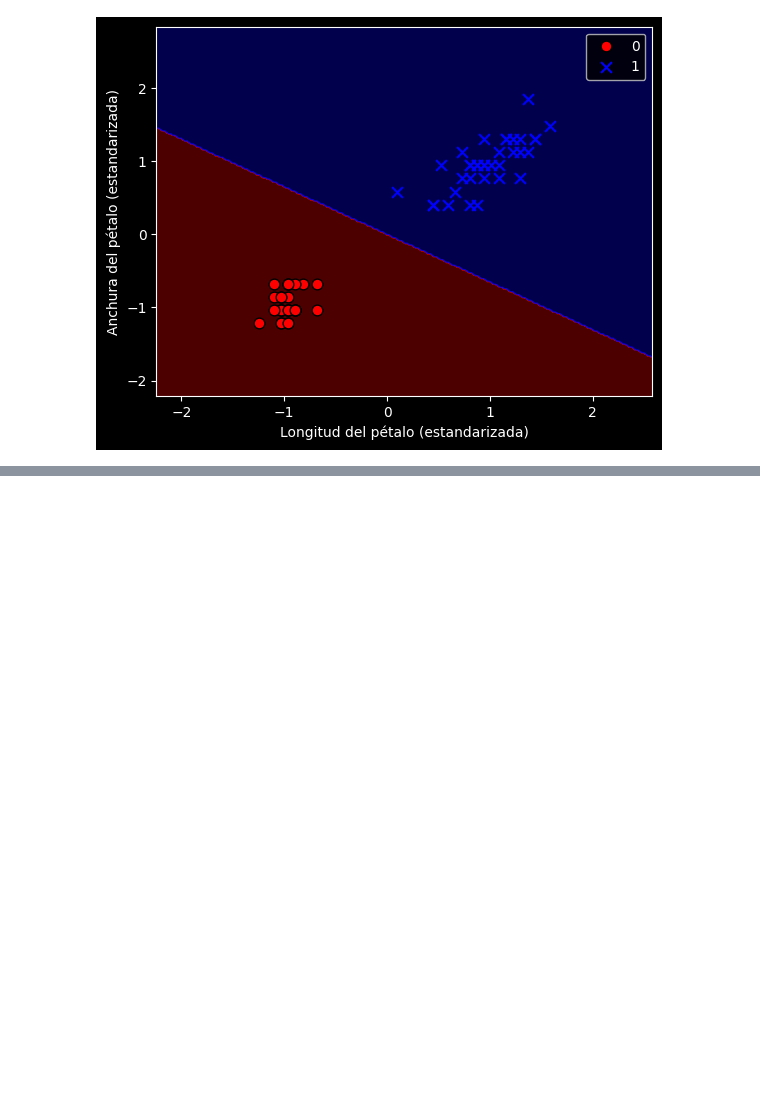
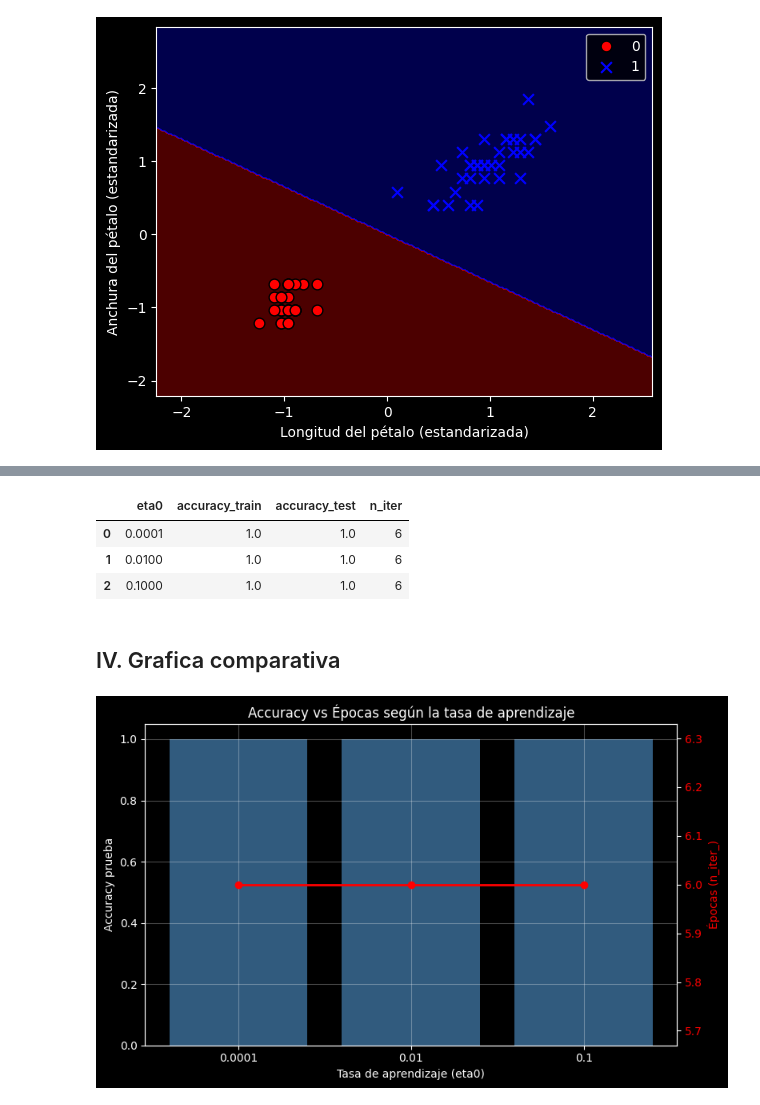
Before and after one commit to Luis-For/perceptr-n_adaline_SGD, a Jupyter notebook: taller.ipynb, the cells around one changed output, grey strips where cells are left out. Drawn from its saved outputs; the diff is of its cells as text; code cells hidden in the pictures; blank space fills up the shorter version.

```diff
--- a/taller.ipynb
+++ b/taller.ipynb
@@ -272,0 +363,35 @@ plot_decision_regions(X_train_std, y_train, percep)
+# %%
+df =pd.DataFrame(resultados)
+df.columns = ["eta0", "accuracy_train", "accuracy_test", "n_iter"]
+df
+# %% [output]
+|  | eta0 | accuracy_train | accuracy_test | n_iter |
+| 0 | 0.0001 | 1.0 | 1.0 | 6 |
+| 1 | 0.0100 | 1.0 | 1.0 | 6 |
+| 2 | 0.1000 | 1.0 | 1.0 | 6 |
+# %% [markdown]
+## IV. Grafica comparativa
+# %%
+fig, ax1 = plt.subplots(figsize=(8, 5))
+
+# Accuracy en barras
+etas_str = [str(e) for e in etas]
+ax1.bar(etas_str, [r["accuracy_test"] for r in resultados],
+        color="steelblue", alpha=0.7, label="Accuracy prueba")
+ax1.set_xlabel("Tasa de aprendizaje (eta0)")
+ax1.set_ylabel("Accuracy prueba")
+ax1.set_ylim(0, 1.05)
+ax1.grid(True, alpha=0.3)
+
+# n_iter_ en eje secundario
+ax2 = ax1.twinx()
+ax2.plot(etas_str, [r["n_iter"] for r in resultados],
+         color="red", marker="o", linewidth=2, label="Épocas")
+ax2.set_ylabel("Épocas (n_iter_)", color="red")
+ax2.tick_params(axis="y", labelcolor="red")
+
+plt.title("Accuracy vs Épocas según la tasa de aprendizaje")
+fig.tight_layout()
+plt.show()
+# %% [output]
+[figure, added]
```
Also changed, not shown: parts of 8 cells of this notebook.
